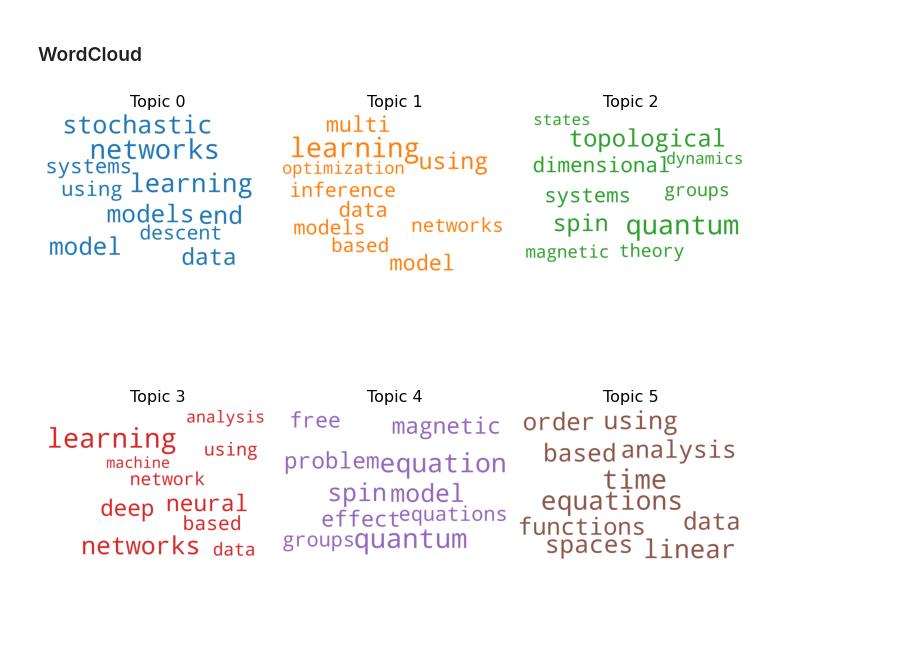
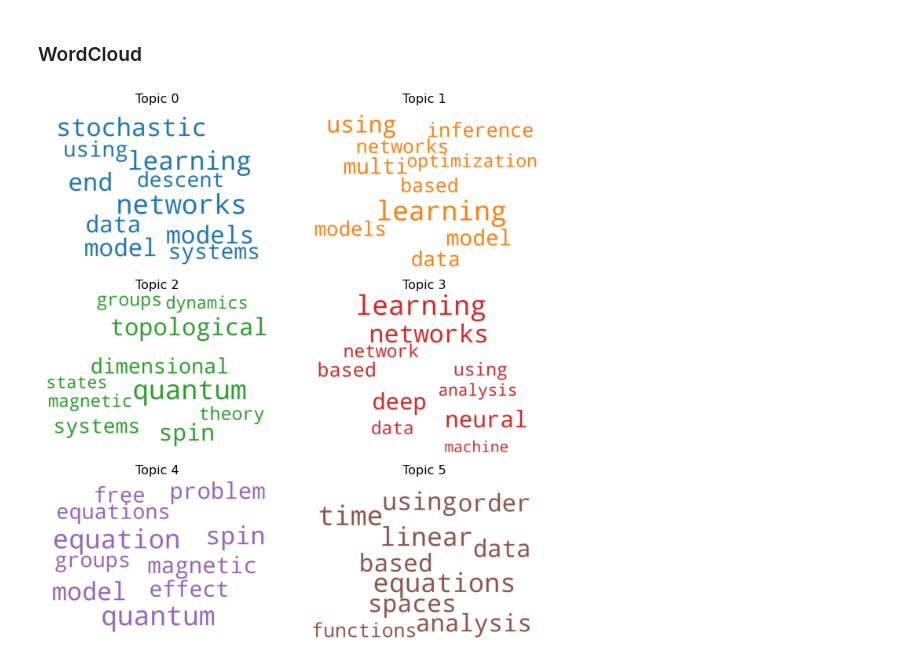
Before and after one commit to pablozz/topic-modeling, a Jupyter notebook: topic-modeling.ipynb, the cells around one changed output. Saved outputs shown, nothing was run; the diff lists cells and outputs as text; code cells hidden in the pictures; blank space fills up the shorter version.

```diff
--- a/topic-modeling.ipynb
+++ b/topic-modeling.ipynb
@@ -55,33 +53,33 @@ for index, topic in enumerate(LDA.components_):
 from matplotlib import pyplot as plt
 from wordcloud import WordCloud, STOPWORDS
 import matplotlib.colors as mcolors
 
 cols = [color for name, color in mcolors.TABLEAU_COLORS.items()]  # more colors: 'mcolors.XKCD_COLORS'
 
 cloud = WordCloud(stopwords=STOPWORDS,
                   background_color='white',
                   width=2500,
                   height=1800,
                   max_words=10,
                   colormap='tab10',
                   color_func=lambda *args, **kwargs: cols[i],
                   prefer_horizontal=1.0)
 
 
-fig, axes = plt.subplots(2, int(topics_amount / 2), figsize=(10,10), sharex=True, sharey=True)
+fig, axes = plt.subplots(int(topics_amount / 2), 2, figsize=(10,10), sharex=True, sharey=True)
 
 for i, ax in enumerate(axes.flatten()):
     fig.add_subplot(ax)
     cloud.generate_from_frequencies(topics[i], max_font_size=300)
     plt.gca().imshow(cloud)
-    plt.gca().set_title('Topic ' + str(i), fontdict=dict(size=16))
+    plt.gca().set_title(f'Topic {str(i)}', fontdict=dict(size=16))
     plt.gca().axis('off')
 
 
 plt.subplots_adjust(wspace=0, hspace=0)
 plt.axis('off')
 plt.margins(x=0, y=0)
 plt.tight_layout()
 plt.show()
 # %% [output]
-[figure, old version]
+[figure, new version]
```
Also changed, not shown: parts of 1 cell of this notebook.
